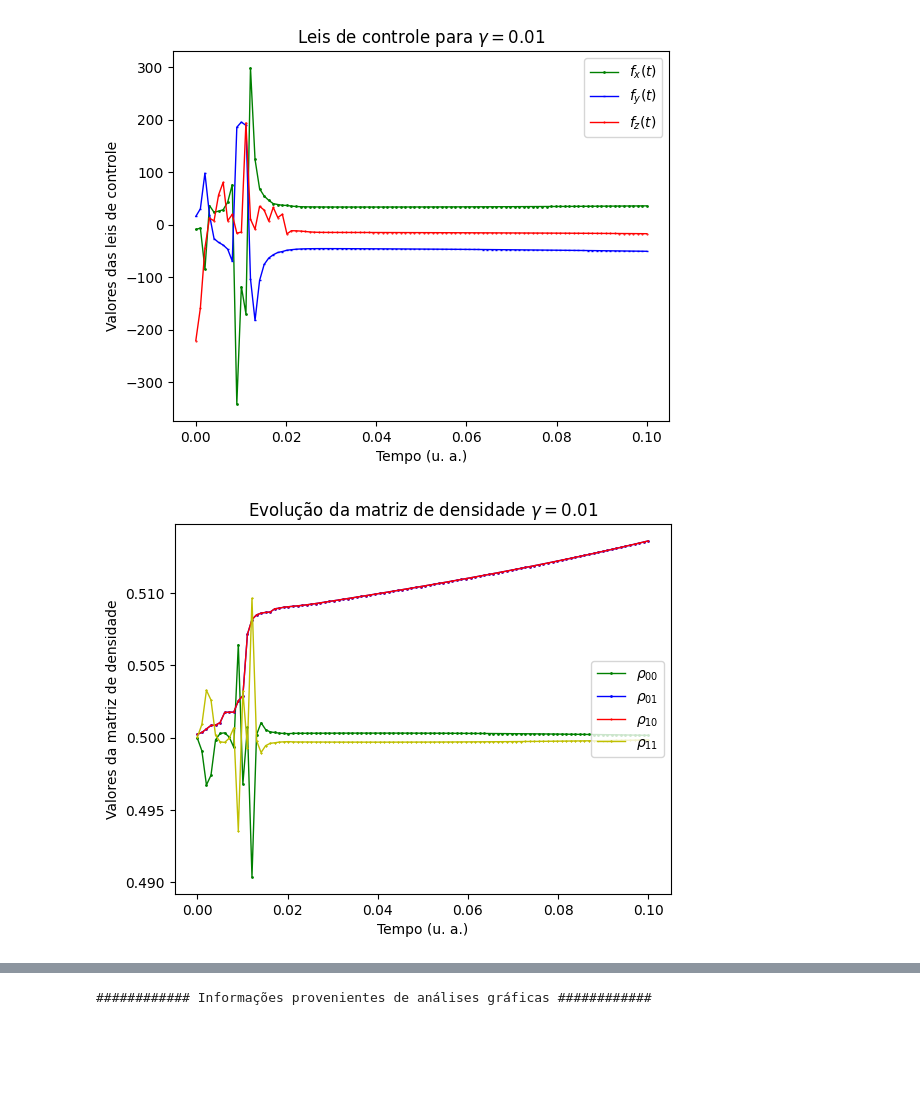
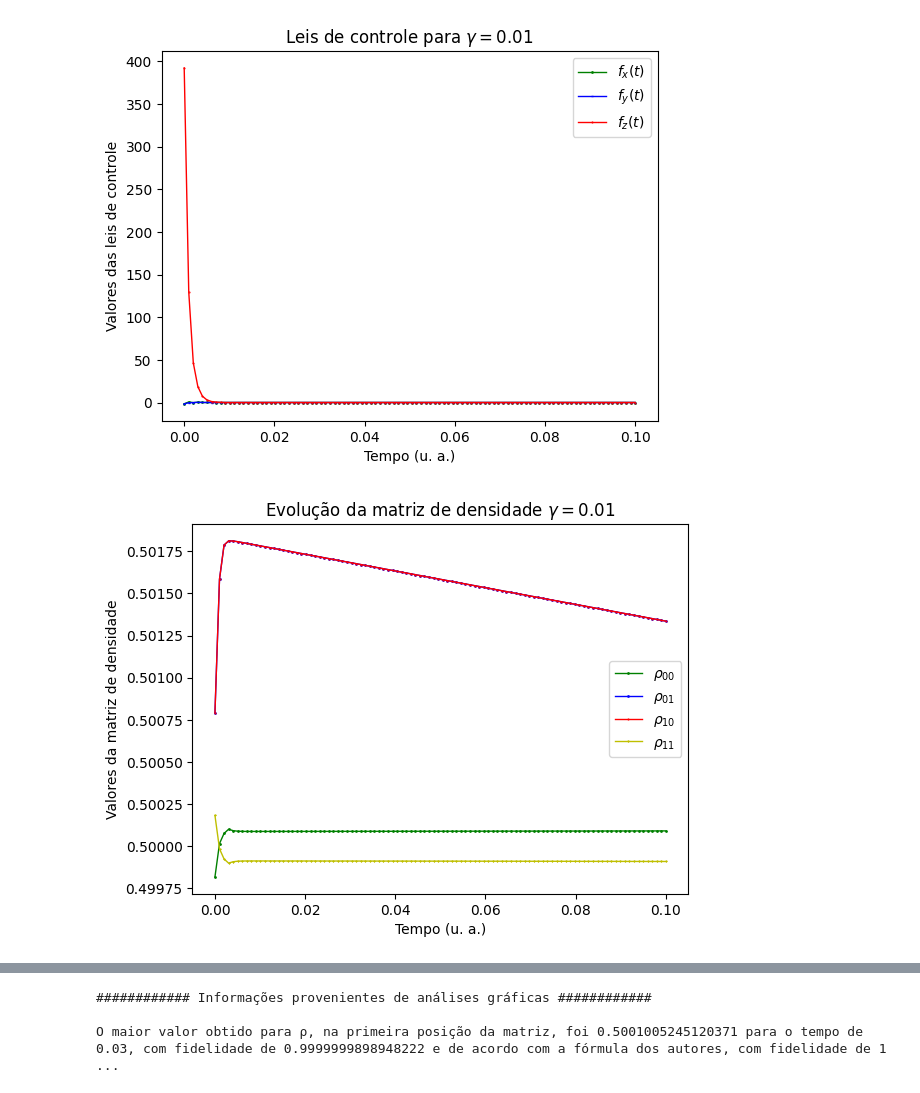
Before and after one commit to GabrielSiqueira1/Lyapunov-Open-Quantum-Systems, a Jupyter notebook: Lyapunov-Gate-T.ipynb, the cells around one changed output, grey strips where cells are left out. Cells and saved outputs as stored; diff of their text form; code cells hidden in the pictures; blank space fills up the shorter version.

```diff
--- a/Lyapunov-Gate-T.ipynb
+++ b/Lyapunov-Gate-T.ipynb
@@ -10,7 +10,7 @@ def S(Ut, Uf, X):
     W = np.dot(np.transpose(Uf), Ut)
     T = np.transpose(W)
     A = np.dot(np.transpose(Ut), np.transpose(X))
-    C = np.dot(A, np.transpose(Uf))
+    C = np.dot(A, Uf)
     L = W - np.identity(3) - 1/2*(W - np.identity(3))**2
     S = 2*np.trace(np.dot((-np.dot(T, C) + 2*C),L))
     #S = 2*np.trace(np.dot((-1/2*np.dot(C, T) - 1/2*np.dot(T, C) + 2*C),L))
@@ -157,7 +157,8 @@ def densidade(rho, quant_pontos, lbda):
     plt.show()
 # %%
 #u = [107, 13, 225, 0.35, 0.31, 0.34]
-u = [randint(1,400), randint(1,400), randint(1,400), 0.35, 0.31, 0.34] # T
+u = [229, 153, 233, 0.35, 0.31, 0.34]
+#u = [randint(1,400), randint(1,400), randint(1,400), 0.35, 0.31, 0.34] # T
 
 Ut = [[1, 0, 0], [0, 1, 0], [0, 0, 1]] # Identidade
 Uf = [[np.sqrt(2)/2, -np.sqrt(2)/2, 0],[np.sqrt(2)/2, np.sqrt(2)/2, 0], [0, 0, 1]] # Phase(S,P)
@@ -181,6 +182,7 @@ fy_vector = []
 fz_vector = []
 rho_vector = np.zeros((4,100),dtype=np.complex_)
 fid_vector = []
+fid_autores = []
 
 while t < 100:
     a,b,c,Ut = rungeKutta(u, Ut, Uf, h, t, lbda)
@@ -196,6 +198,7 @@ while t < 100:
     rho_vector[2][t] = pt[1][0]
     rho_vector[3][t] = pt[1][1]
     fid_vector.append(np.trace(np.sqrt(np.sqrt(pt)*pf*np.sqrt(pt)))**2)
+    fid_autores.append((np.trace(np.dot(Ut, np.transpose(Ut)))+np.abs(np.trace(np.dot(np.transpose(Uf), Ut)))**2)/(3*(3+1)))
     t += 1
 
 rt = np.dot(Ut, r0)
@@ -203,6 +206,7 @@ print(f'O vetor de Bloch encontrado é:\n {rt}')
 pt = [[1/2*(1+rt[2][0]), 1/2*(rt[0][0]-1j*rt[1][0])], [1/2*(rt[0][0]+1j*rt[1][0]), 1/2*(1-rt[2][0])]]
 print(f'O rho alcançado foi:\n {pt}')
 print(f'A fidelidade do experimento é de: {np.trace(np.sqrt(np.sqrt(pt)*pf*np.sqrt(pt)))**2}')
+print(f'A fidelidade do experimento é de (fórmula dos autores do artigo): {(np.trace(np.dot(Ut, np.transpose(Ut)))+np.abs(np.trace(np.dot(np.transpose(Uf), Ut)))**2)/(3*(3+1))}')
 print(f'O vetor U alcançado foi:\n {Ut}')
 print(f'A distância encontrada, ao final do experimento foi: {D}')
 
@@ -231,4 +235,4 @@ A distância encontrada, ao final do experimento foi: 3.4095054093019734
 
 ############ Informações gráficas obtidas com o experimento ############
-[figure, old version]
+[figure, new version]
-[figure, old version]
+[figure, new version]
@@ -237,10 +241,12 @@ A distância encontrada, ao final do experimento foi: 3.4095054093019734
 # %%
 print(f"\n############ Informações provenientes de análises gráficas ############\n")
 
-#time = 0
-#for i in range(len(rho_vector[0])):
-#    if rho_vector[0][i] == max(abs(rho_vector[0])):
-#        time = i
-#print(fr"O maior valor obtido para ρ, na primeira posição da matriz, foi {max(abs(rho_vector[0]))} para o tempo de {time/100}, com fidelidade de {np.abs(fid_vector[time])}")
+time = 0
+for i in range(len(rho_vector[0])):
+    if rho_vector[0][i] == max(abs(rho_vector[0])):
+        time = i
+print(fr"O maior valor obtido para ρ, na primeira posição da matriz, foi {max(abs(rho_vector[0]))} para o tempo de {time/100}, com fidelidade de {np.abs(fid_vector[time])} e de acordo com a fórmula dos autores, com fidelidade de {np.abs(fid_autores[time])}")
 # %% [output]
 ############ Informações provenientes de análises gráficas ############
+
+O maior valor obtido para ρ, na primeira posição da matriz, foi 0.5001005245120371 para o tempo de 0.03, com fidelidade de 0.9999999898948222 e de acordo com a fórmula dos autores, com fidelidade de 1 ...
```
Also changed, not shown: parts of 1 cell of this notebook, 2 other files.
